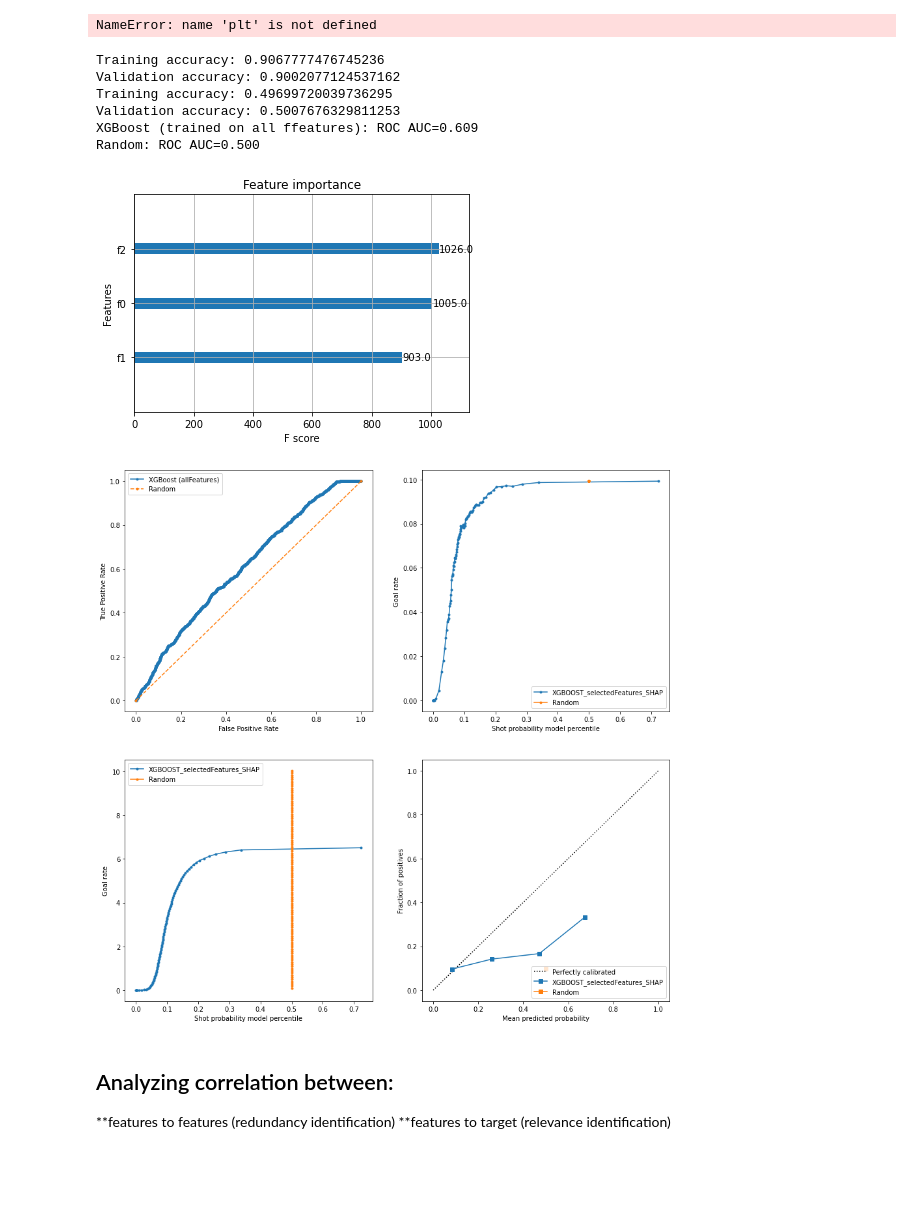
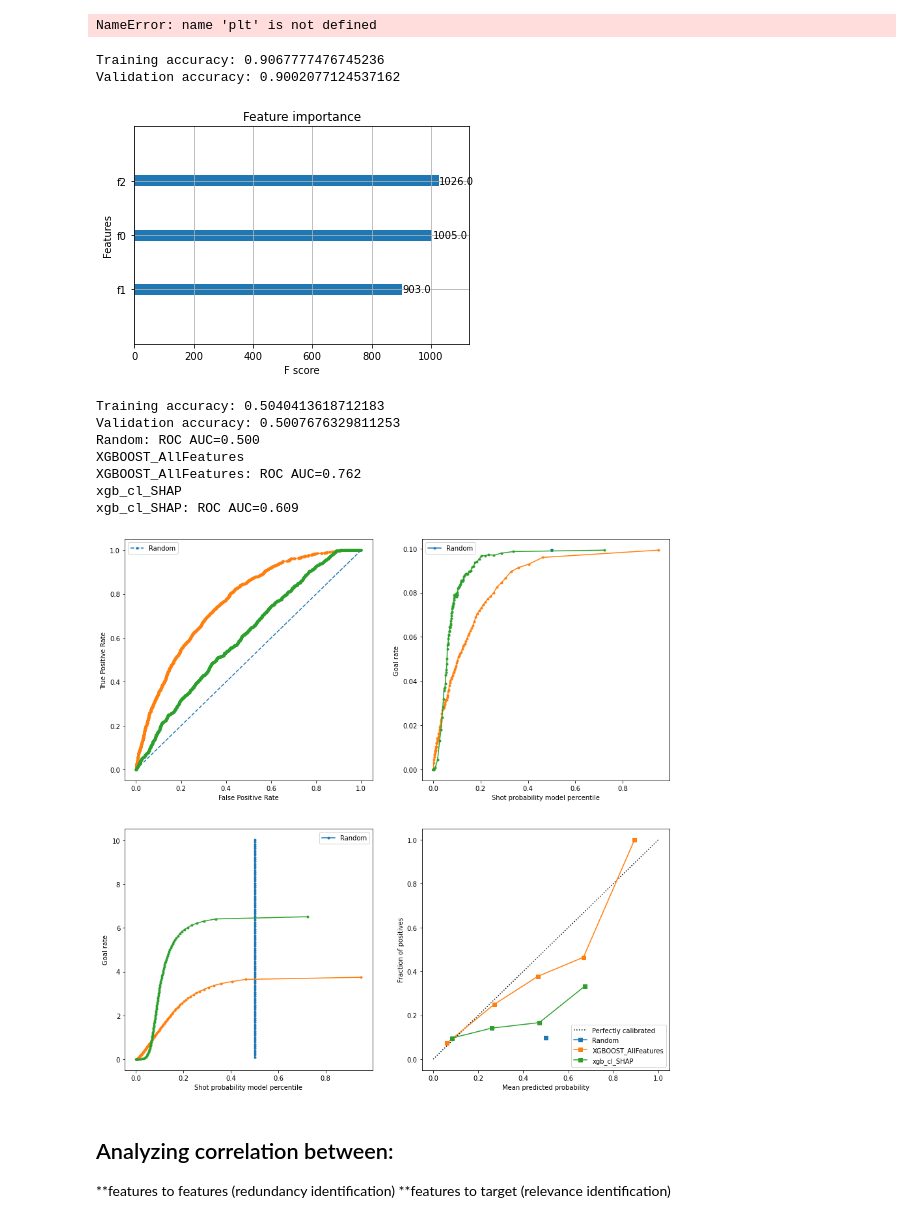
Before and after one commit to sorinmuchi/IFT6758, a Jupyter notebook: notebooks/5-AdvancedModels.ipynb, the cells around one changed output. Saved outputs shown, nothing was run; the diff lists cells and outputs as text; code cells hidden in the pictures; blank space fills up the shorter version.

```diff
--- a/notebooks/5-AdvancedModels.ipynb
+++ b/notebooks/5-AdvancedModels.ipynb
@@ -472,33 +443,39 @@ from matplotlib import pyplot
 from pprint import pprint
 
 
-X_trainXG_SHAP_=X_trainXG_All[['changeInAngleShot','gameSeconds','speed']]
-X_valXG_SHAP=X_valXG_All[['changeInAngleShot','gameSeconds','speed']]
+X_trainXG_SHAP_=X_train[['changeInAngleShot','gameSeconds','speed']]
+X_valXG_SHAP=x_val[['changeInAngleShot','gameSeconds','speed']]
 
 X_trainXG_SHAP = X_trainXG_SHAP_.to_numpy().reshape(-1, len(X_trainXG_SHAP_.columns))
 X_val1XG_SHAP = X_valXG_SHAP.to_numpy().reshape(-1, len(X_trainXG_SHAP_.columns))
 
-xgb_cl_SHAP = XGBClassifier().fit(X_trainXG_SHAP, y_trainXG_All)
+xgb_cl_SHAP = XGBClassifier().fit(X_trainXG_SHAP, y_train)
 
 
 plot_importance(xgb_cl_SHAP)
 
 
-train_score1 = xgb_cl_SHAP.score(X_trainXG_SHAP, y_trainXG_All)
-val_score1 = xgb_cl_SHAP.score(X_val1XG_SHAP, y_valXG_All)
+train_score1 = xgb_cl_SHAP.score(X_trainXG_SHAP, y_train)
+val_score1 = xgb_cl_SHAP.score(X_val1XG_SHAP, y_val)
 
 print(f'Training accuracy: {train_score1}')
 print(f'Validation accuracy: {val_score1}')
-displayFigures(xgb_cl_SHAP,X_trainXG_SHAP_,y_trainXG_All,X_val1XG_SHAP,y_valXG_All,"XGBOOST_selectedFeatures_SHAP")
+#displayFigures(xgb_cl_SHAP,X_trainXG_SHAP_,y_train,X_val1XG_SHAP,y_val,"XGBOOST_selectedFeatures_SHAP")
 # %% [output]
 Training accuracy: 0.9067777476745236
 Validation accuracy: 0.9002077124537162
-Training accuracy: 0.49699720039736295
-Validation accuracy: 0.5007676329811253
-XGBoost (trained on all ffeatures): ROC AUC=0.609
-Random: ROC AUC=0.500
 [figure]
-[figure, removed]
+# %%
+displayFigures([xgb_clf,xgb_cl_SHAP],[X_train1XG_All,X_trainXG_SHAP_],[y_train,y_train],[X_val1XG_All,X_val1XG_SHAP],[y_val,y_val],["XGBOOST_AllFeatures","xgb_cl_SHAP"])
+# %% [output]
+Training accuracy: 0.5040413618712183
+Validation accuracy: 0.5007676329811253
+Random: ROC AUC=0.500
+XGBOOST_AllFeatures
+XGBOOST_AllFeatures: ROC AUC=0.762
+xgb_cl_SHAP
+xgb_cl_SHAP: ROC AUC=0.609
+[figure, added]
 # %% [markdown]
 ## Analyzing correlation between:
 **features to features (redundancy identification)
```
Also changed, not shown: parts of 13 cells of this notebook.
